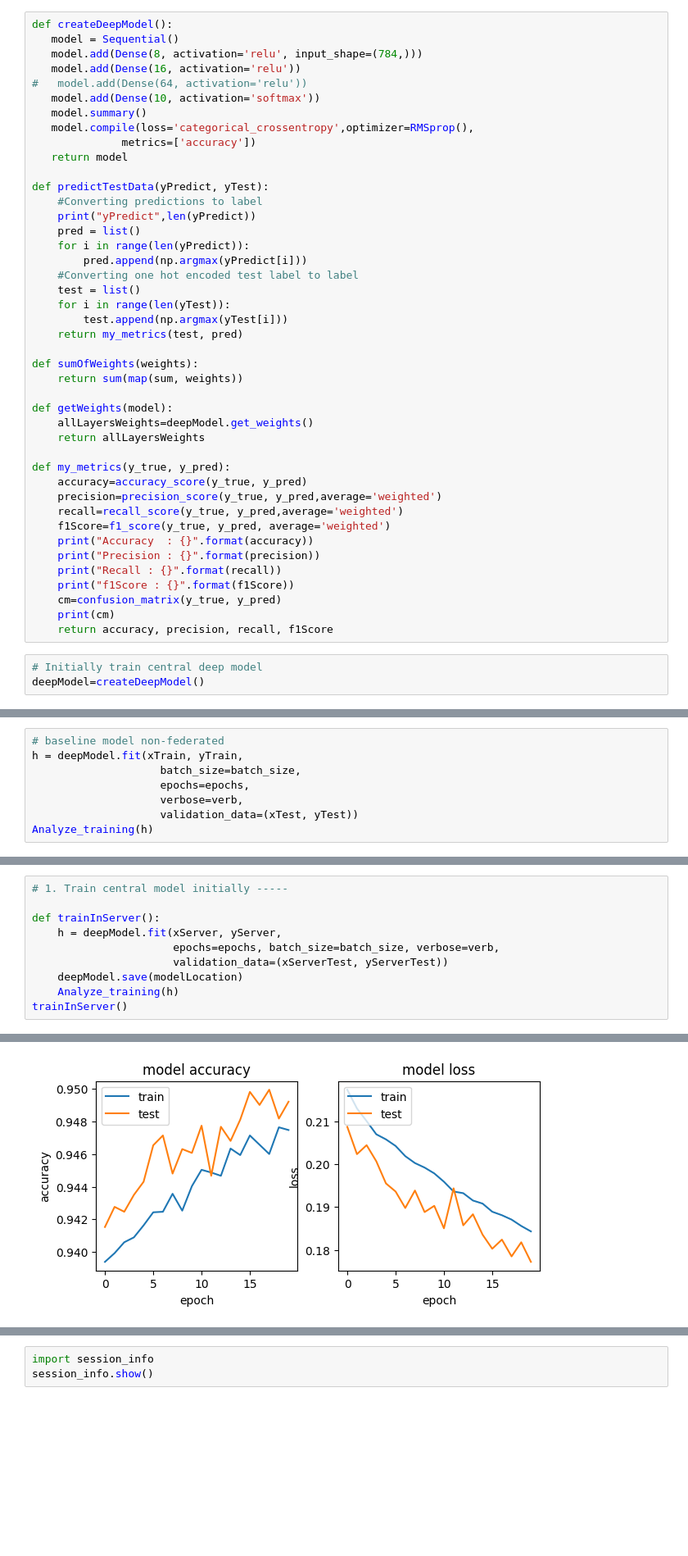
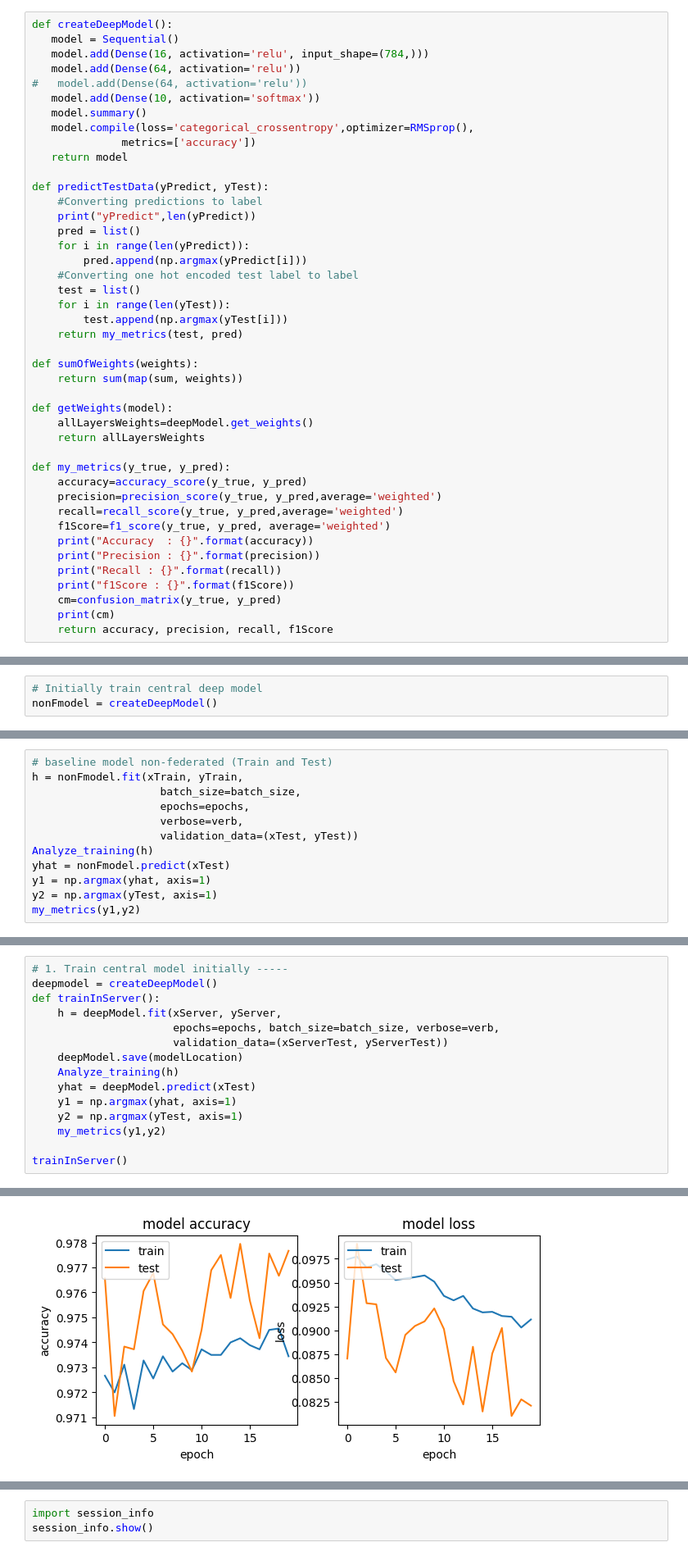
Before and after one commit to castorgit/Federated_Learning, a Jupyter notebook: 00_Federated_learning_MNIST.ipynb, the cells around one changed output, grey strips where cells are left out. Shown: that part at 82% size. Cells and saved outputs as stored; diff of their text form; blank space fills up the shorter version.

```diff
--- a/00_Federated_learning_MNIST.ipynb
+++ b/00_Federated_learning_MNIST.ipynb
@@ -76,8 +70,8 @@ xServerTest, xClientsTest, yServerTest, yClientsTest = train_test_split(xTrain,
 # %%
 def createDeepModel():
    model = Sequential()
-   model.add(Dense(8, activation='relu', input_shape=(784,)))
-   model.add(Dense(16, activation='relu'))
+   model.add(Dense(16, activation='relu', input_shape=(784,)))
+   model.add(Dense(64, activation='relu'))
 #   model.add(Dense(64, activation='relu'))
    model.add(Dense(10, activation='softmax'))
    model.summary()
@@ -116,6 +110,3 @@ def my_metrics(y_true, y_pred):
     cm=confusion_matrix(y_true, y_pred)
     print(cm)
     return accuracy, precision, recall, f1Score
-# %%
-# Initially train central deep model
-deepModel=createDeepModel()
@@ -188,3 +154,6 @@ def updateClientsModels():
         m = keras.models.clone_model(deepModel)
         m.set_weights(deepModel.get_weights())
         clientsModelList.append(m)
+# %%
+# Initially train central deep model
+nonFmodel = createDeepModel()
@@ -191,9 +176,13 @@ def updateClientsModels():
 # %%
-# baseline model non-federated
-h = deepModel.fit(xTrain, yTrain,
+# baseline model non-federated (Train and Test)
+h = nonFmodel.fit(xTrain, yTrain,
                     batch_size=batch_size,
                     epochs=epochs,
                     verbose=verb,
                     validation_data=(xTest, yTest))
 Analyze_training(h)
+yhat = nonFmodel.predict(xTest)
+y1 = np.argmax(yhat, axis=1)
+y2 = np.argmax(yTest, axis=1)
+my_metrics(y1,y2)
 # %% [output]
@@ -201,11 +205,16 @@ Analyze_training(h)
 # %%
 # 1. Train central model initially -----
-
+deepmodel = createDeepModel()
 def trainInServer():
     h = deepModel.fit(xServer, yServer,
                       epochs=epochs, batch_size=batch_size, verbose=verb,
                       validation_data=(xServerTest, yServerTest))
     deepModel.save(modelLocation)
     Analyze_training(h)
+    yhat = deepModel.predict(xTest)
+    y1 = np.argmax(yhat, axis=1)
+    y2 = np.argmax(yTest, axis=1)
+    my_metrics(y1,y2)
+
 trainInServer()
 # %% [output]
@@ -212 +236 @@ trainInServer()
-[figure, old version]
+[figure, new version]
```
Also changed, not shown: parts of 16 cells of this notebook.
